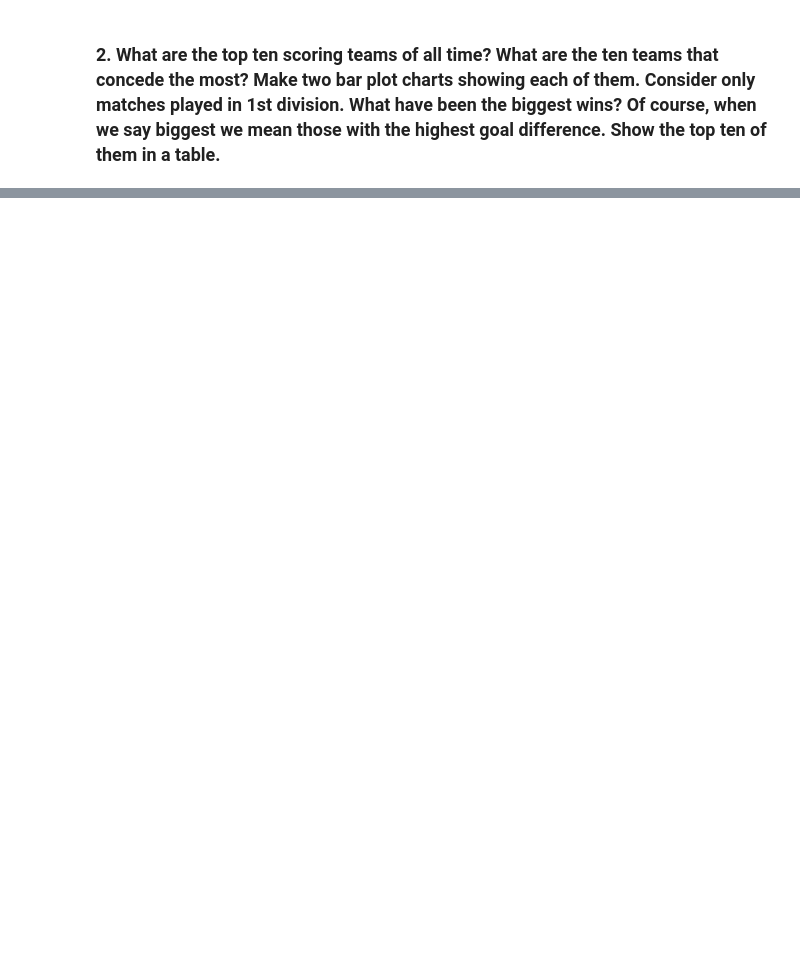
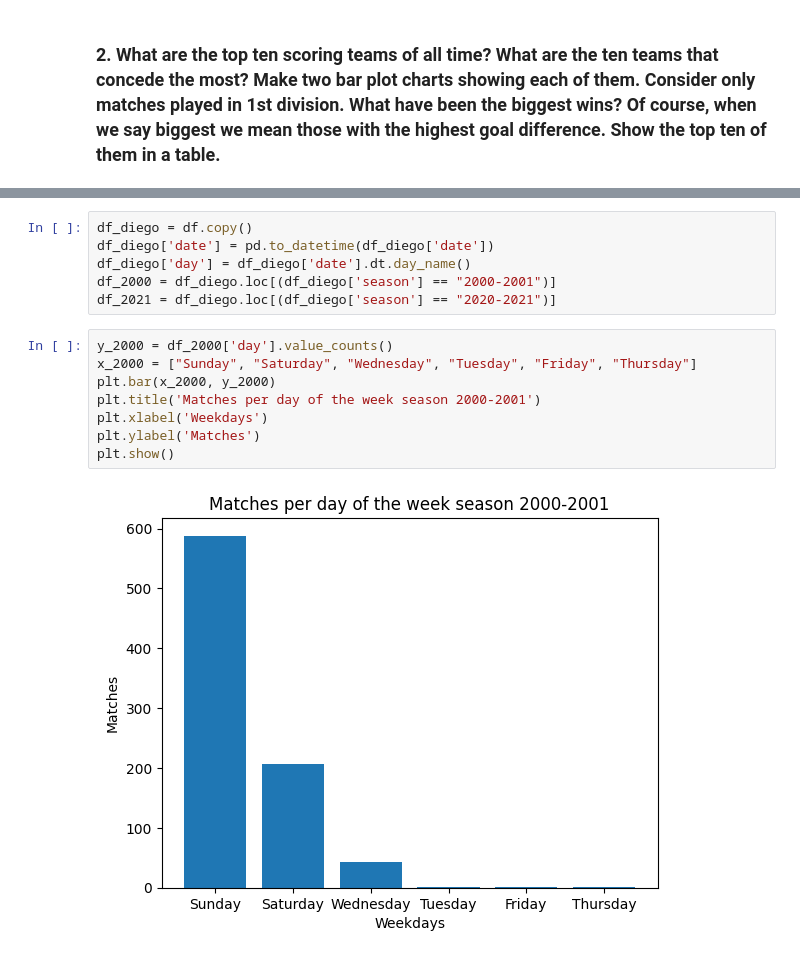
Before and after one commit to MellacE98/LaQuinielaUAB, a Jupyter notebook: LaLigaDataAnalysis.ipynb, the cells around one changed output, grey strips where cells are left out. Drawn from its saved outputs; the diff is of its cells as text; blank space fills up the shorter version.

```diff
--- a/LaLigaDataAnalysis.ipynb
+++ b/LaLigaDataAnalysis.ipynb
@@ -67,0 +107,16 @@ df_1div = df[df['division'] == 1]
+# %%
+df_diego = df.copy()
+df_diego['date'] = pd.to_datetime(df_diego['date'])
+df_diego['day'] = df_diego['date'].dt.day_name()
+df_2000 = df_diego.loc[(df_diego['season'] == "2000-2001")]
+df_2021 = df_diego.loc[(df_diego['season'] == "2020-2021")]
+# %%
+y_2000 = df_2000['day'].value_counts()
+x_2000 = ["Sunday", "Saturday", "Wednesday", "Tuesday", "Friday", "Thursday"]
+plt.bar(x_2000, y_2000)
+plt.title('Matches per day of the week season 2000-2001')
+plt.xlabel('Weekdays')
+plt.ylabel('Matches')
+plt.show()
+# %% [output]
+[figure, added]
```
Also changed, not shown: parts of 7 cells of this notebook.
